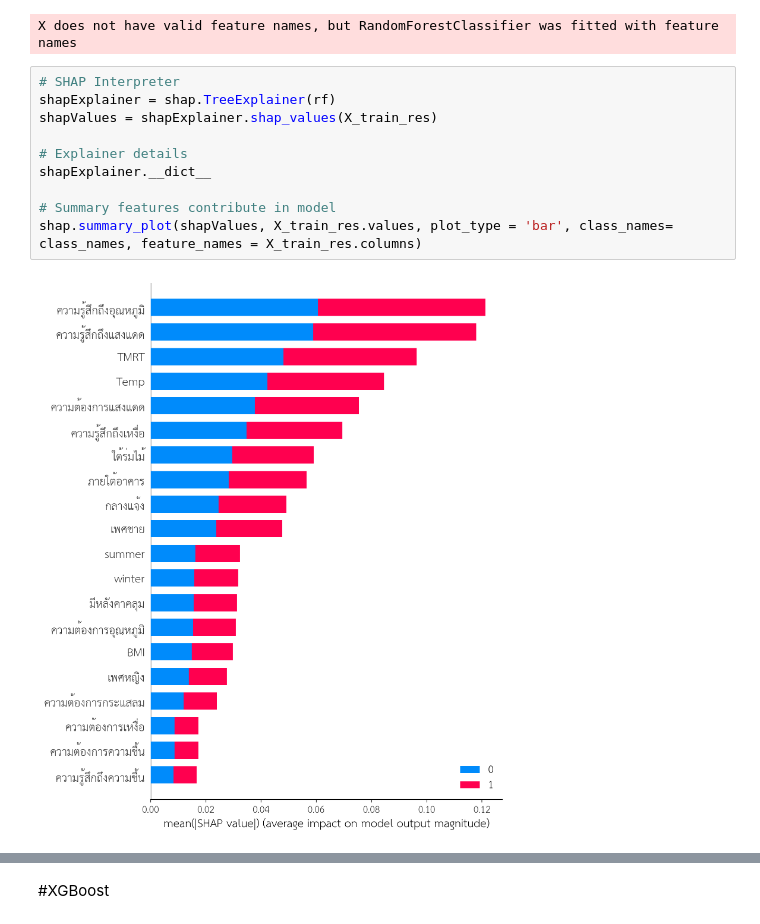
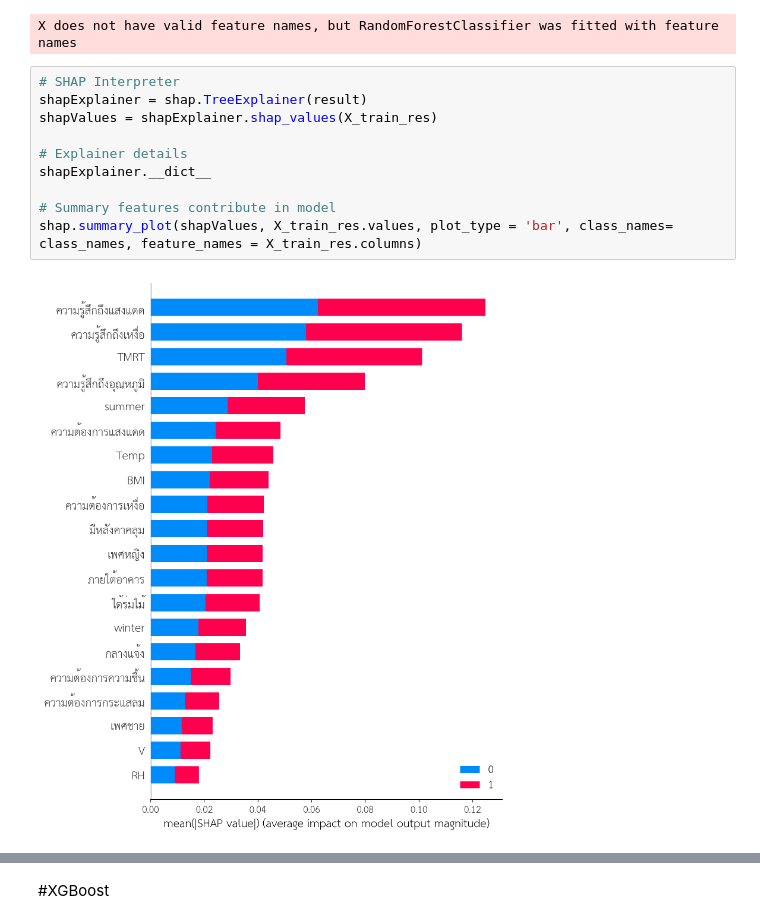
Before and after one commit to Thipwadee/Project2, a Jupyter notebook: TA_Clf_Models_Explained.ipynb, the cells around one changed output, grey strips where cells are left out. Saved outputs shown, nothing was run; the diff lists cells and outputs as text.

```diff
--- a/TA_Clf_Models_Explained.ipynb
+++ b/TA_Clf_Models_Explained.ipynb
@@ -362,13 +402,13 @@ weighted avg       0.89      0.89      0.89        38
 X does not have valid feature names, but RandomForestClassifier was fitted with feature names
 # %%
 # SHAP Interpreter
-shapExplainer = shap.TreeExplainer(rf)
+shapExplainer = shap.TreeExplainer(result)
 shapValues = shapExplainer.shap_values(X_train_res)
 
 # Explainer details
 shapExplainer.__dict__
 
 # Summary features contribute in model
 shap.summary_plot(shapValues, X_train_res.values, plot_type = 'bar', class_names= class_names, feature_names = X_train_res.columns)
 # %% [output]
-[figure, old version]
+[figure, new version]
```
Also changed, not shown: parts of 13 cells of this notebook.
